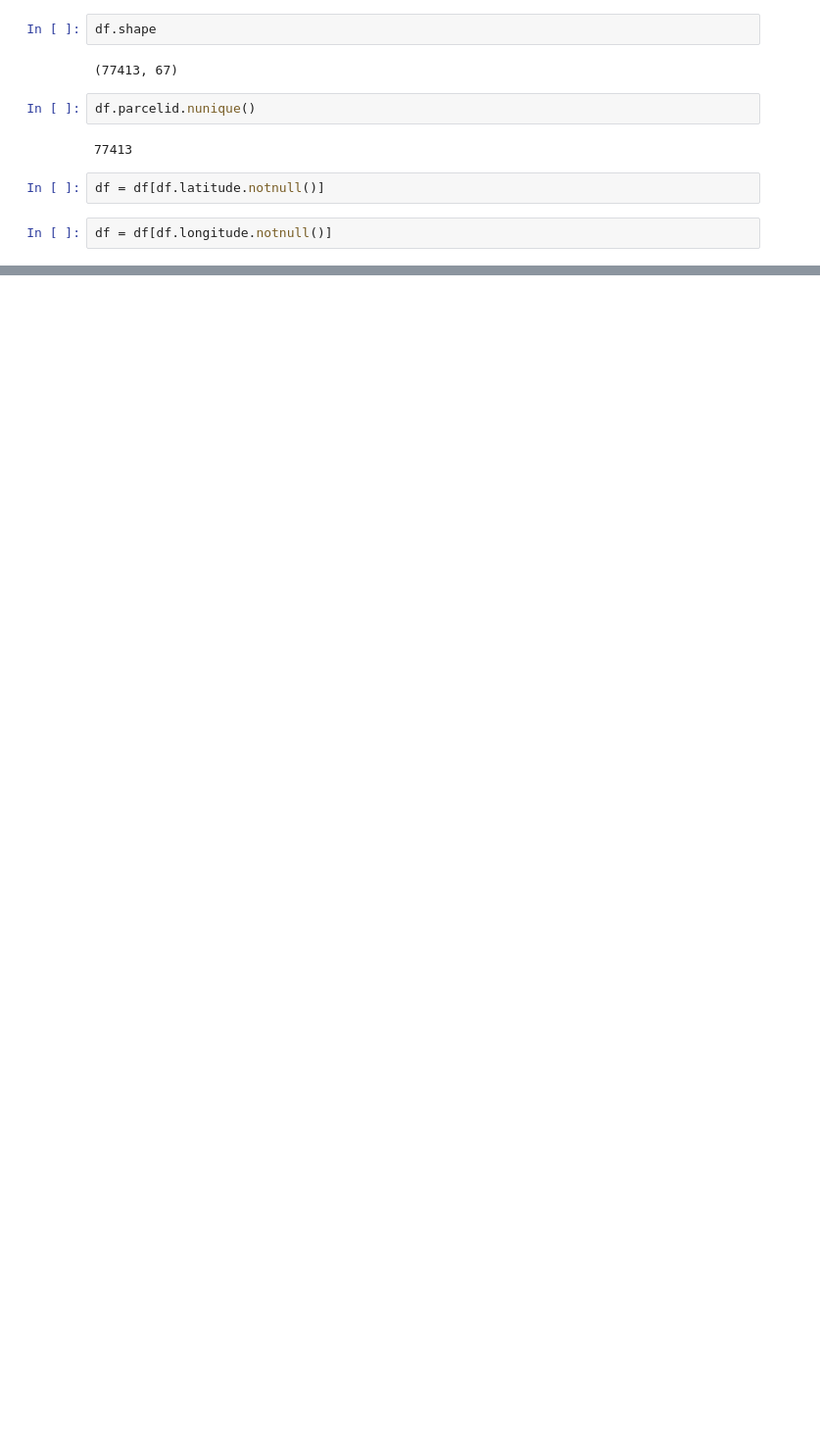
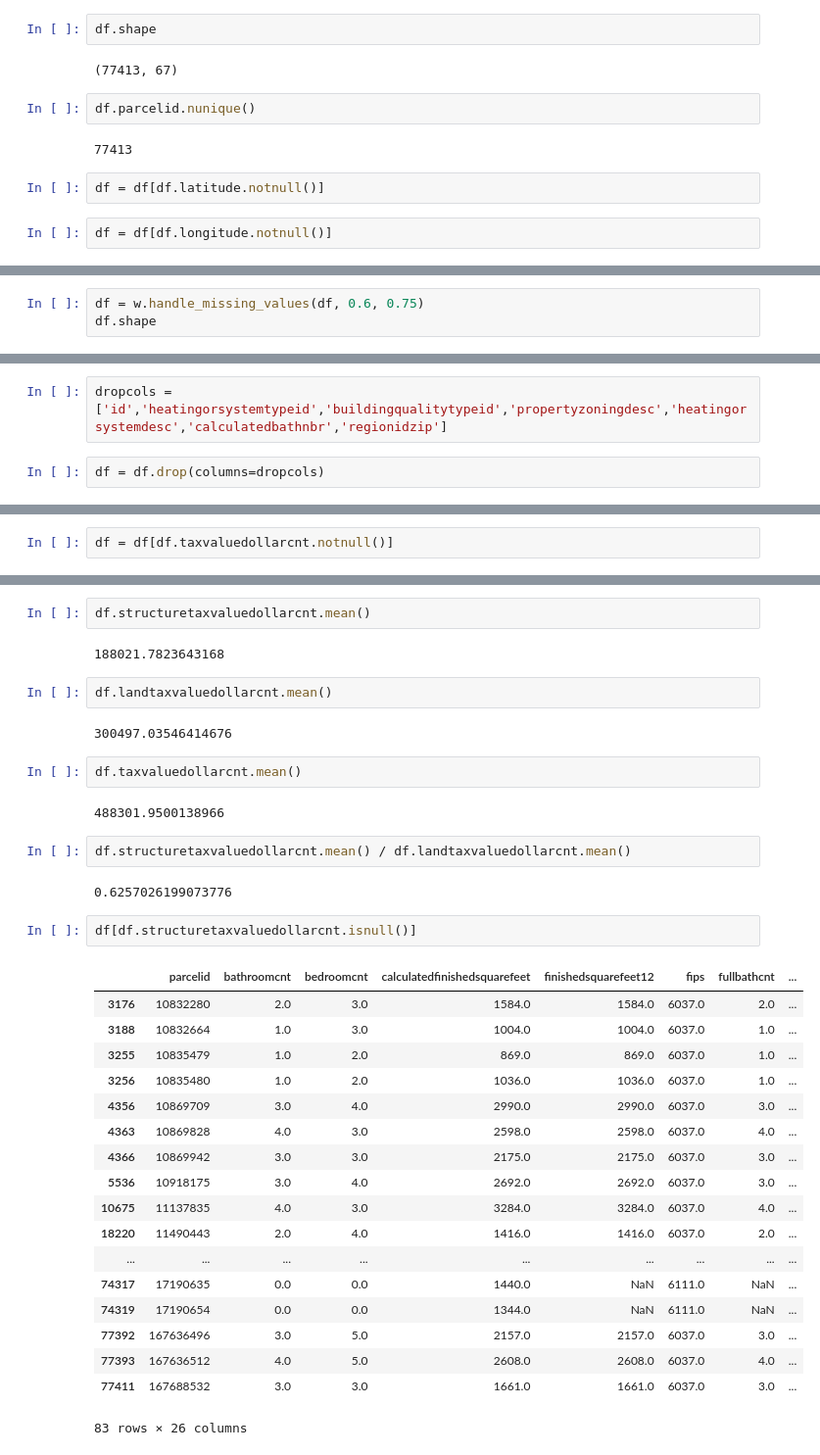
Before and after one commit to mdalton87/clustering-exercises, a Jupyter notebook: zillow.ipynb, the cells around one changed output, grey strips where cells are left out. Shown at 98% size. Saved outputs shown, nothing was run; the diff lists cells and outputs as text; blank space fills up the shorter version.

```diff
--- a/zillow.ipynb
+++ b/zillow.ipynb
@@ -68,0 +219,3 @@ df2.head()
+# %%
+df = w.handle_missing_values(df, 0.6, 0.75)
+df.shape
@@ -68,0 +244,4 @@ df2.head()
+# %%
+dropcols = ['id','heatingorsystemtypeid','buildingqualitytypeid','propertyzoningdesc','heatingorsystemdesc','calculatedbathnbr','regionidzip']
+# %%
+df = df.drop(columns=dropcols)
@@ -68,0 +264,2 @@ df2.head()
+# %%
+df = df[df.taxvaluedollarcnt.notnull()]
@@ -68,0 +286,37 @@ df2.head()
+# %%
+df.structuretaxvaluedollarcnt.mean()
+# %% [output]
+188021.7823643168
+# %%
+df.landtaxvaluedollarcnt.mean()
+# %% [output]
+300497.03546414676
+# %%
+df.taxvaluedollarcnt.mean()
+# %% [output]
+488301.9500138966
+# %%
+df.structuretaxvaluedollarcnt.mean() / df.landtaxvaluedollarcnt.mean()
+# %% [output]
+0.6257026199073776
+# %%
+df[df.structuretaxvaluedollarcnt.isnull()]
+# %% [output]
+|  | parcelid | bathroomcnt | bedroomcnt | calculatedfinishedsquarefeet | finishedsquarefeet12 | fips | fullbathcnt | ... |
+| 3176 | 10832280 | 2.0 | 3.0 | 1584.0 | 1584.0 | 6037.0 | 2.0 | ... |
+| 3188 | 10832664 | 1.0 | 3.0 | 1004.0 | 1004.0 | 6037.0 | 1.0 | ... |
+| 3255 | 10835479 | 1.0 | 2.0 | 869.0 | 869.0 | 6037.0 | 1.0 | ... |
+| 3256 | 10835480 | 1.0 | 2.0 | 1036.0 | 1036.0 | 6037.0 | 1.0 | ... |
+| 4356 | 10869709 | 3.0 | 4.0 | 2990.0 | 2990.0 | 6037.0 | 3.0 | ... |
+| 4363 | 10869828 | 4.0 | 3.0 | 2598.0 | 2598.0 | 6037.0 | 4.0 | ... |
+| 4366 | 10869942 | 3.0 | 3.0 | 2175.0 | 2175.0 | 6037.0 | 3.0 | ... |
+| 5536 | 10918175 | 3.0 | 4.0 | 2692.0 | 2692.0 | 6037.0 | 3.0 | ... |
+| 10675 | 11137835 | 4.0 | 3.0 | 3284.0 | 3284.0 | 6037.0 | 4.0 | ... |
+| 18220 | 11490443 | 2.0 | 4.0 | 1416.0 | 1416.0 | 6037.0 | 2.0 | ... |
+| ... | ... | ... | ... | ... | ... | ... | ... | ... |
+| 74317 | 17190635 | 0.0 | 0.0 | 1440.0 | NaN | 6111.0 | NaN | ... |
+| 74319 | 17190654 | 0.0 | 0.0 | 1344.0 | NaN | 6111.0 | NaN | ... |
+| 77392 | 167636496 | 3.0 | 5.0 | 2157.0 | 2157.0 | 6037.0 | 3.0 | ... |
+| 77393 | 167636512 | 4.0 | 5.0 | 2608.0 | 2608.0 | 6037.0 | 4.0 | ... |
+| 77411 | 167688532 | 3.0 | 3.0 | 1661.0 | 1661.0 | 6037.0 | 3.0 | ... |
+83 rows × 26 columns
```
Also changed, not shown: parts of 45 cells of this notebook, 2 other files.
